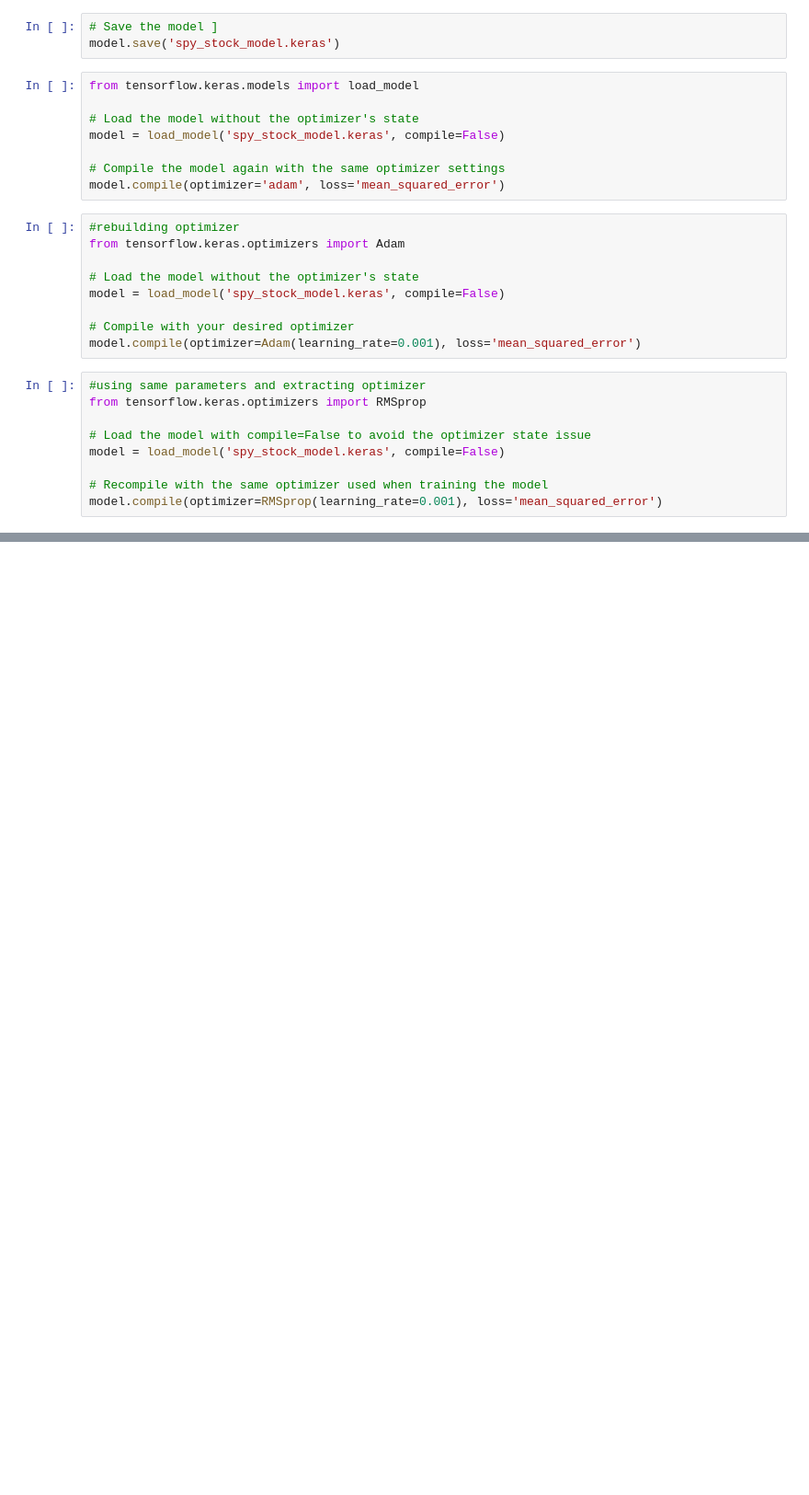
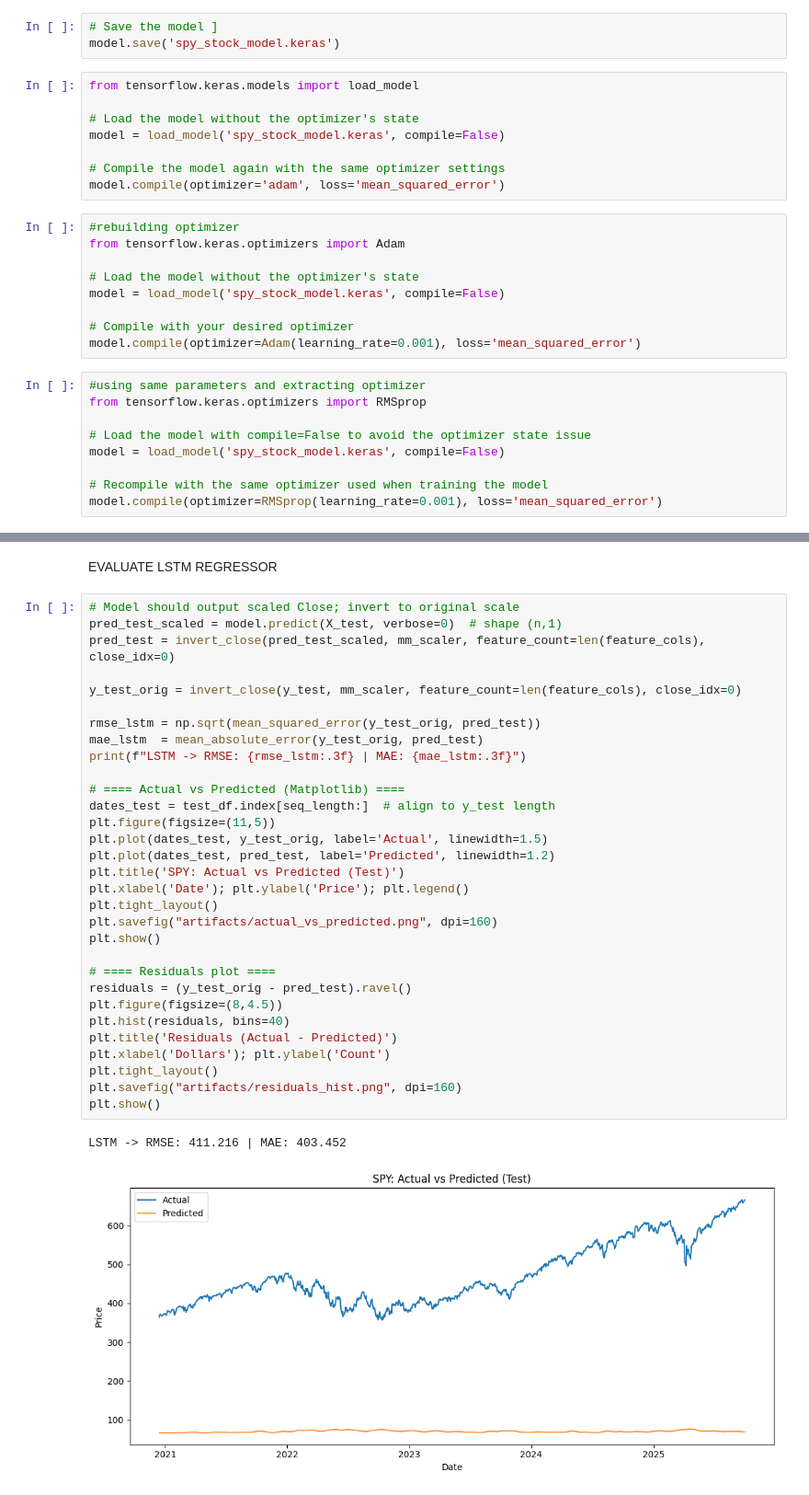
Before and after one commit to rapetisai/Forecasting-SPYwithLSTM, a Jupyter notebook: LSTM_SPY.ipynb, the cells around one changed output, grey strips where cells are left out. Shown at 92% size. Drawn from its saved outputs; the diff is of its cells as text; blank space fills up the shorter version.

```diff
--- a/LSTM_SPY.ipynb
+++ b/LSTM_SPY.ipynb
@@ -504,0 +612,36 @@ Mean Absolute Error (MAE): 22.77649665008516
+# %% [markdown]
+EVALUATE LSTM REGRESSOR
+# %%
+# Model should output scaled Close; invert to original scale
+pred_test_scaled = model.predict(X_test, verbose=0)  # shape (n,1)
+pred_test = invert_close(pred_test_scaled, mm_scaler, feature_count=len(feature_cols), close_idx=0)
+
+y_test_orig = invert_close(y_test, mm_scaler, feature_count=len(feature_cols), close_idx=0)
+
+rmse_lstm = np.sqrt(mean_squared_error(y_test_orig, pred_test))
+mae_lstm  = mean_absolute_error(y_test_orig, pred_test)
+print(f"LSTM -> RMSE: {rmse_lstm:.3f} | MAE: {mae_lstm:.3f}")
+
+# ==== Actual vs Predicted (Matplotlib) ====
+dates_test = test_df.index[seq_length:]  # align to y_test length
+plt.figure(figsize=(11,5))
+plt.plot(dates_test, y_test_orig, label='Actual', linewidth=1.5)
+plt.plot(dates_test, pred_test, label='Predicted', linewidth=1.2)
+plt.title('SPY: Actual vs Predicted (Test)')
+plt.xlabel('Date'); plt.ylabel('Price'); plt.legend()
+plt.tight_layout()
+plt.savefig("artifacts/actual_vs_predicted.png", dpi=160)
+plt.show()
+
+# ==== Residuals plot ====
+residuals = (y_test_orig - pred_test).ravel()
+plt.figure(figsize=(8,4.5))
+plt.hist(residuals, bins=40)
+plt.title('Residuals (Actual - Predicted)')
+plt.xlabel('Dollars'); plt.ylabel('Count')
+plt.tight_layout()
+plt.savefig("artifacts/residuals_hist.png", dpi=160)
+plt.show()
+# %% [output]
+LSTM -> RMSE: 411.216 | MAE: 403.452
+[figure, added]
```
Also changed, not shown: parts of 27 cells of this notebook.
